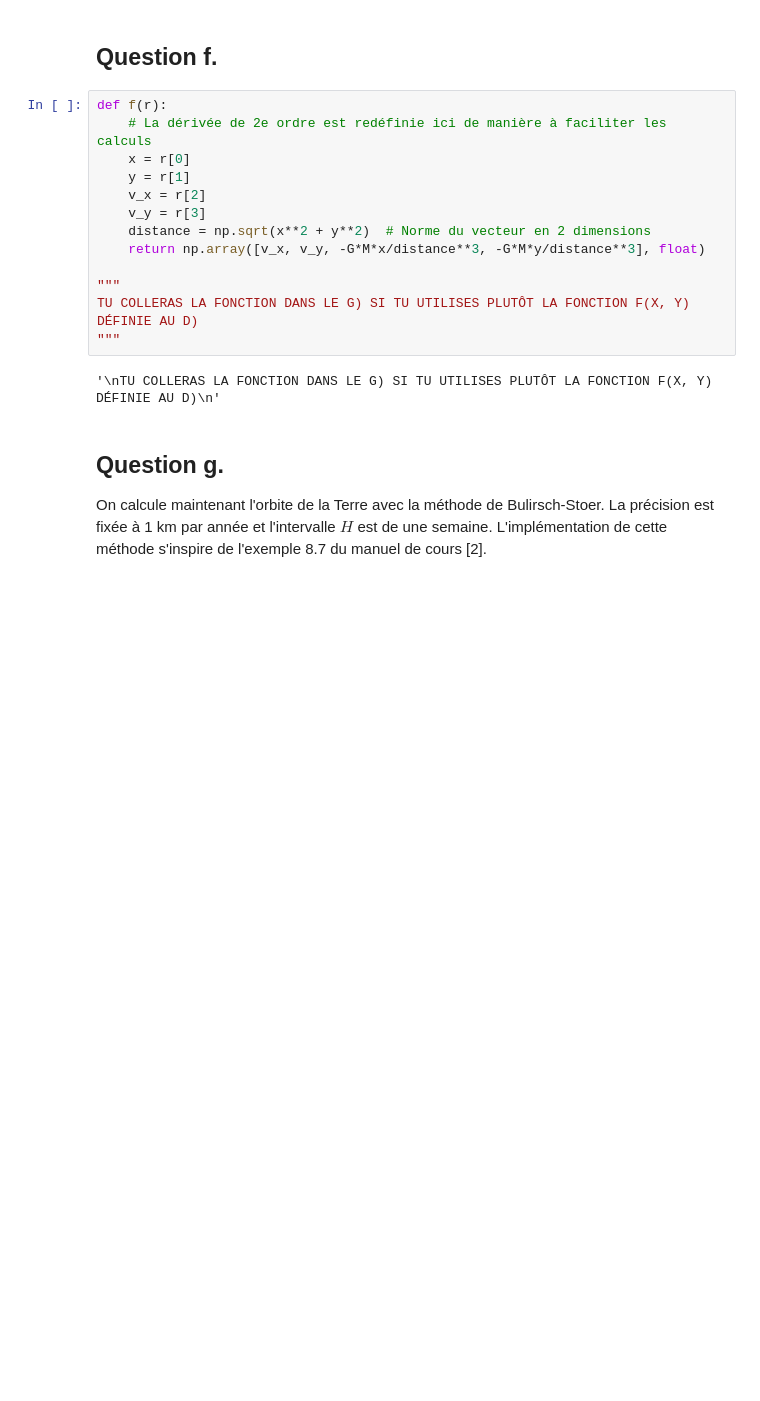
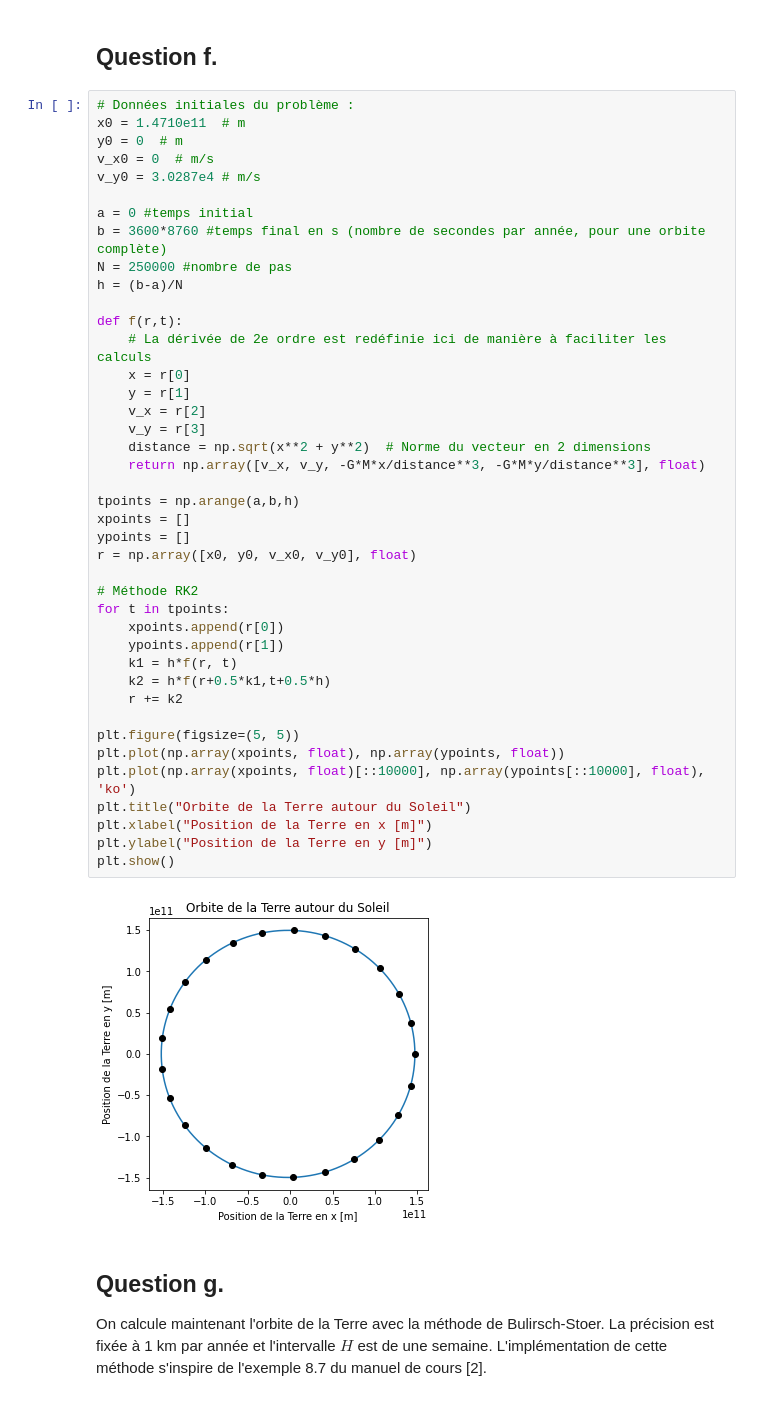
Before and after one commit to dvdturg/Phys_num, a Jupyter notebook: TP3/TP3_Legare_Parrot_Turgeon.ipynb, the cells around one changed output. Saved outputs shown, nothing was run; the diff lists cells and outputs as text; blank space fills up the shorter version.

Commit message:
Question f partie orbite

```diff
--- a/TP3/TP3_Legare_Parrot_Turgeon.ipynb
+++ b/TP3/TP3_Legare_Parrot_Turgeon.ipynb
@@ -365,21 +365,49 @@ plt.show()
 On constate que la somme des deux énergies donne une constante dans le temps. Par conséquent, le principe de conservation de l'énergie est respecté. Là où l'énergie potentielle est maximale, l'énergie cinétique est minimale. Le périhélie représente la distance où la Terre est la plus proche du Soleil. Il est donc normal que ce soit au temps zéro que l'énergie potentielle est minimale et que l'énergie cinétique est maximale. Après avoir complété la moitié de son orbitre, la Terre se trouve à l'aphélie, et donc, l'énergie potentielle est maximale.
 # %% [markdown]
 ## Question f.
-# %%
-def f(r):
-    # La dérivée de 2e ordre est redéfinie ici de manière à faciliter les calculs
-    x = r[0]
-    y = r[1]
-    v_x = r[2]
-    v_y = r[3]
-    distance = np.sqrt(x**2 + y**2)  # Norme du vecteur en 2 dimensions
-    return np.array([v_x, v_y, -G*M*x/distance**3, -G*M*y/distance**3], float)
-
-"""
-TU COLLERAS LA FONCTION DANS LE G) SI TU UTILISES PLUTÔT LA FONCTION F(X, Y) DÉFINIE AU D)
-"""
-# %% [output]
-'\nTU COLLERAS LA FONCTION DANS LE G) SI TU UTILISES PLUTÔT LA FONCTION F(X, Y) DÉFINIE AU D)\n'
+# %%
+# Données initiales du problème :
+x0 = 1.4710e11  # m
+y0 = 0  # m
+v_x0 = 0  # m/s
+v_y0 = 3.0287e4 # m/s
+
+a = 0 #temps initial
+b = 3600*8760 #temps final en s (nombre de secondes par année, pour une orbite complète)
+N = 250000 #nombre de pas
+h = (b-a)/N
+
+def f(r,t):
+    # La dérivée de 2e ordre est redéfinie ici de manière à faciliter les calculs
+    x = r[0]
+    y = r[1]
+    v_x = r[2]
+    v_y = r[3]
+    distance = np.sqrt(x**2 + y**2)  # Norme du vecteur en 2 dimensions
+    return np.array([v_x, v_y, -G*M*x/distance**3, -G*M*y/distance**3], float)
+
+tpoints = np.arange(a,b,h)
+xpoints = []
+ypoints = []
+r = np.array([x0, y0, v_x0, v_y0], float)
+
+# Méthode RK2
+for t in tpoints:
+    xpoints.append(r[0])
+    ypoints.append(r[1])
+    k1 = h*f(r, t)
+    k2 = h*f(r+0.5*k1,t+0.5*h)
+    r += k2
+
+plt.figure(figsize=(5, 5))
+plt.plot(np.array(xpoints, float), np.array(ypoints, float))
+plt.plot(np.array(xpoints, float)[::10000], np.array(ypoints[::10000], float), 'ko')
+plt.title("Orbite de la Terre autour du Soleil")
+plt.xlabel("Position de la Terre en x [m]")
+plt.ylabel("Position de la Terre en y [m]")
+plt.show()
+# %% [output]
+[figure, added]
 # %% [markdown]
 ## Question g.
 On calcule maintenant l'orbite de la Terre avec la méthode de Bulirsch-Stoer. La précision est fixée à 1 km par année et l'intervalle $H$ est de une semaine. L'implémentation de cette méthode s'inspire de l'exemple 8.7 du manuel de cours [2].
```
Also changed, not shown: parts of 3 cells of this notebook.
